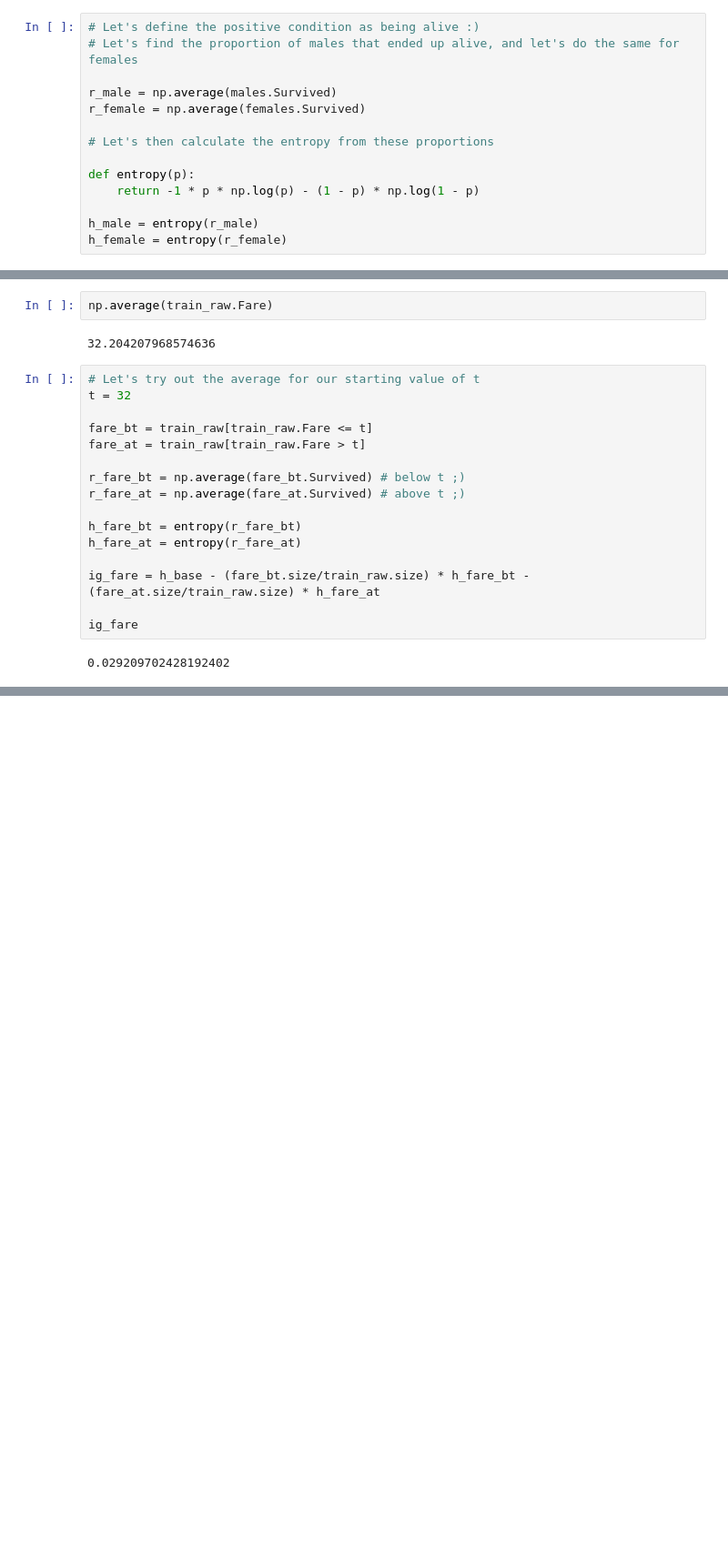
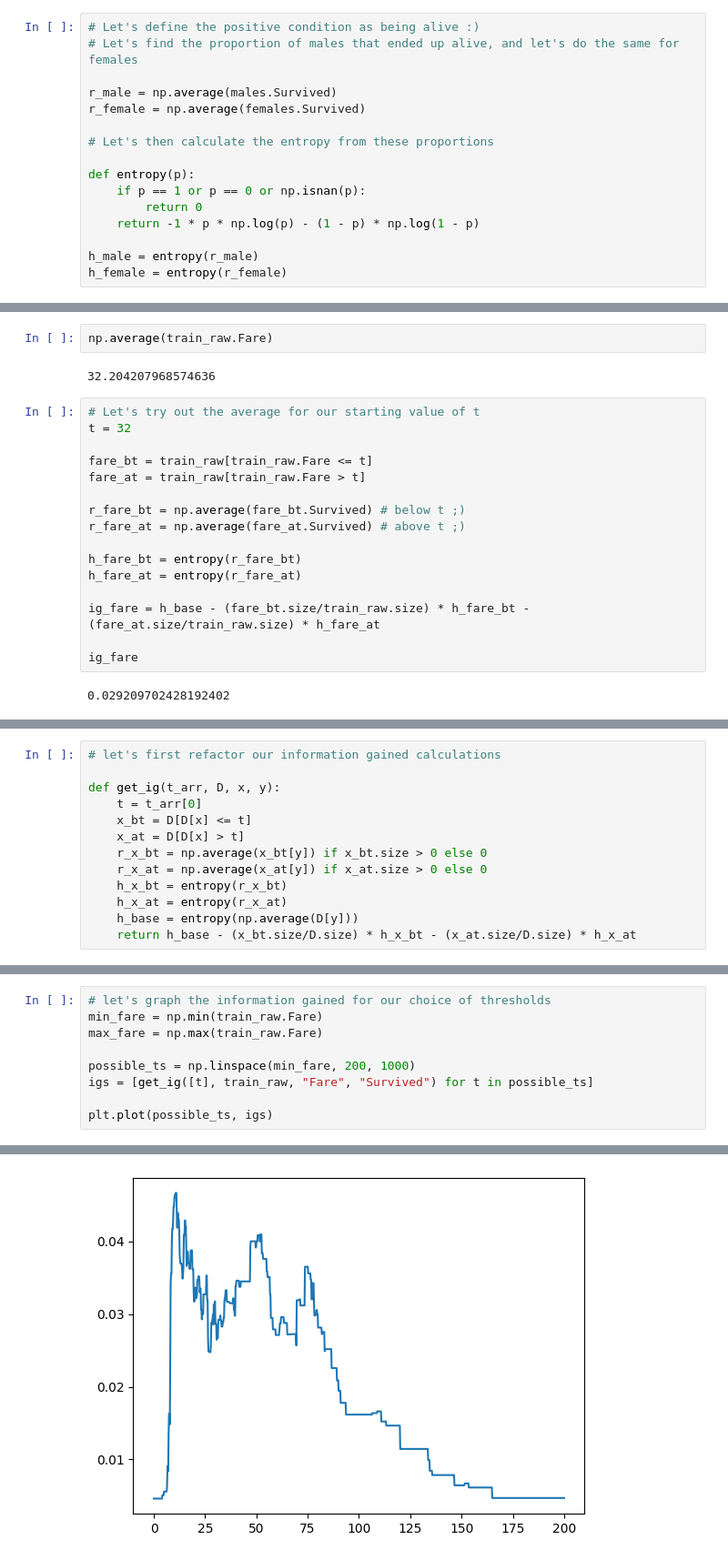
Before and after one commit to Sawyer-Powell/fastai, a Jupyter notebook: machine-learning/decision_trees.ipynb, the cells around one changed output, grey strips where cells are left out. Shown at 91% size. Cells and saved outputs as stored; diff of their text form; blank space fills up the shorter version.

```diff
--- a/machine-learning/decision_trees.ipynb
+++ b/machine-learning/decision_trees.ipynb
@@ -71,6 +74,8 @@ r_female = np.average(females.Survived)
 # Let's then calculate the entropy from these proportions
 
 def entropy(p):
+    if p == 1 or p == 0 or np.isnan(p):
+        return 0
     return -1 * p * np.log(p) - (1 - p) * np.log(1 - p)
 
 h_male = entropy(r_male)
@@ -140,0 +148,13 @@ ig_fare
+# %%
+# let's first refactor our information gained calculations
+
+def get_ig(t_arr, D, x, y):
+    t = t_arr[0]
+    x_bt = D[D[x] <= t]
+    x_at = D[D[x] > t]
+    r_x_bt = np.average(x_bt[y]) if x_bt.size > 0 else 0
+    r_x_at = np.average(x_at[y]) if x_at.size > 0 else 0
+    h_x_bt = entropy(r_x_bt)
+    h_x_at = entropy(r_x_at)
+    h_base = entropy(np.average(D[y]))
+    return h_base - (x_bt.size/D.size) * h_x_bt - (x_at.size/D.size) * h_x_at
@@ -140,0 +165,10 @@ ig_fare
+# %%
+# let's graph the information gained for our choice of thresholds
+min_fare = np.min(train_raw.Fare)
+max_fare = np.max(train_raw.Fare)
+
+possible_ts = np.linspace(min_fare, 200, 1000)
+igs = [get_ig([t], train_raw, "Fare", "Survived") for t in possible_ts]
+
+plt.plot(possible_ts, igs)
+# %% [output]
@@ -140,0 +176 @@ ig_fare
+[figure, added]
```
Also changed, not shown: parts of 12 cells of this notebook.
